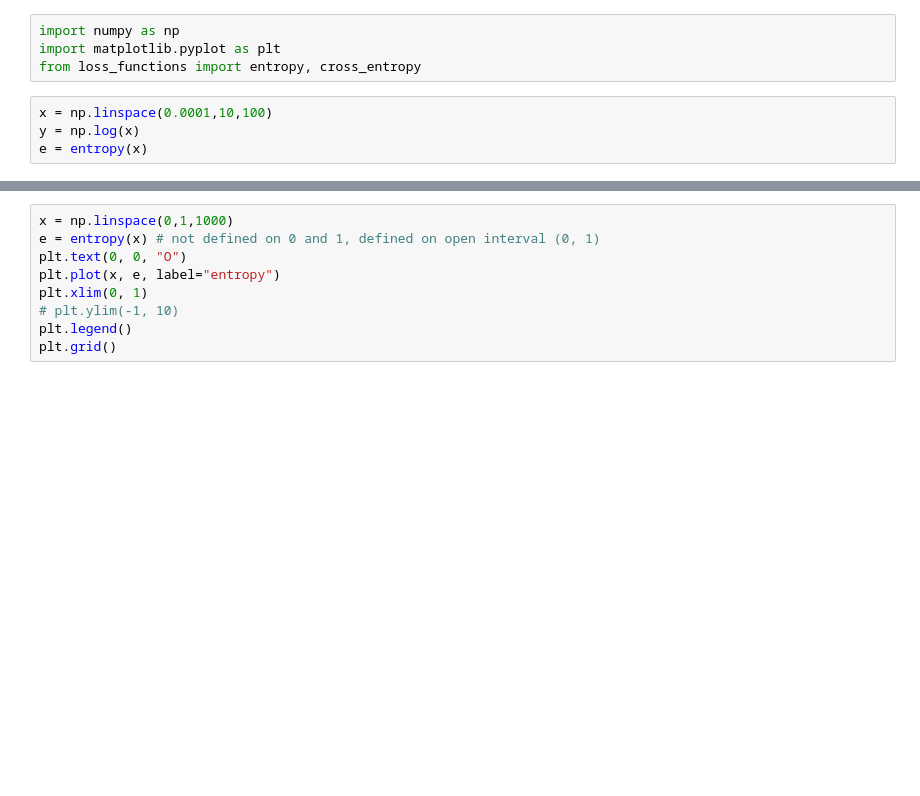
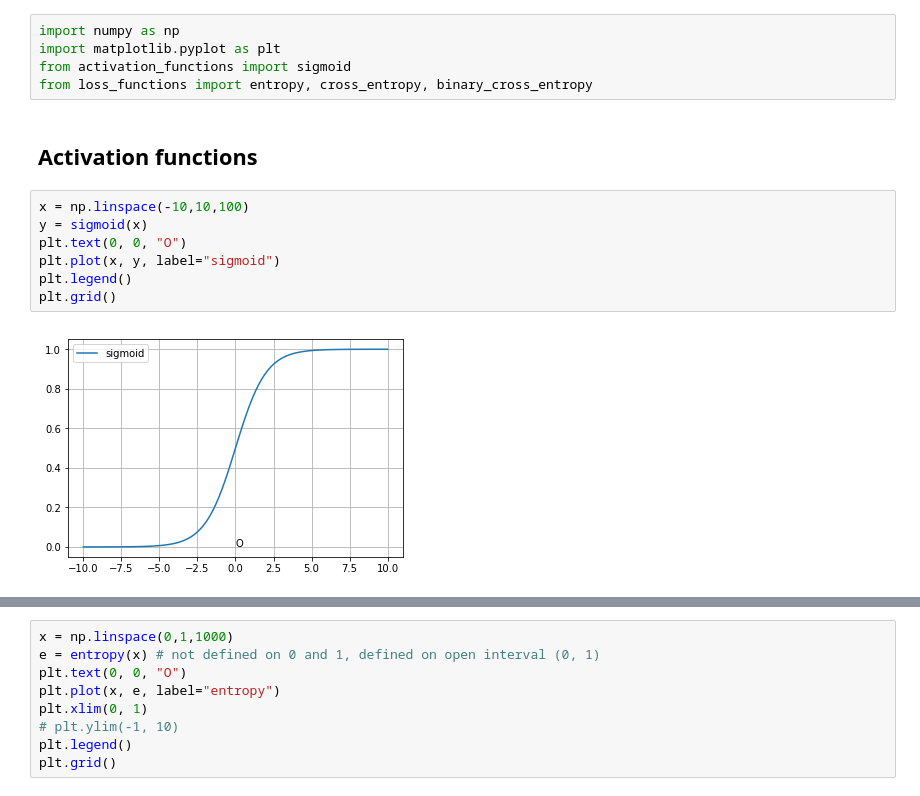
Before and after one commit to AI-Huang/deeplearning_basics, a Jupyter notebook: Math/test_functions.ipynb, the cells around one changed output, grey strips where cells are left out. Saved outputs shown, nothing was run; the diff lists cells and outputs as text; blank space fills up the shorter version.

```diff
--- a/Math/test_functions.ipynb
+++ b/Math/test_functions.ipynb
@@ -1,11 +1,19 @@
 # %%
 import numpy as np
 import matplotlib.pyplot as plt
-from loss_functions import entropy, cross_entropy
+from activation_functions import sigmoid
+from loss_functions import entropy, cross_entropy, binary_cross_entropy
-# %%
-x = np.linspace(0.0001,10,100)
-y = np.log(x)
-e = entropy(x)
+# %% [markdown]
+## Activation functions
+# %%
+x = np.linspace(-10,10,100)
+y = sigmoid(x)
+plt.text(0, 0, "O")
+plt.plot(x, y, label="sigmoid")
+plt.legend()
+plt.grid()
+# %% [output]
+[figure, added]
 # %%
 plt.text(0, 0, "O")
 plt.plot(x, y, label="log")
```
Also changed, not shown: parts of 6 cells of this notebook, 2 other files.
